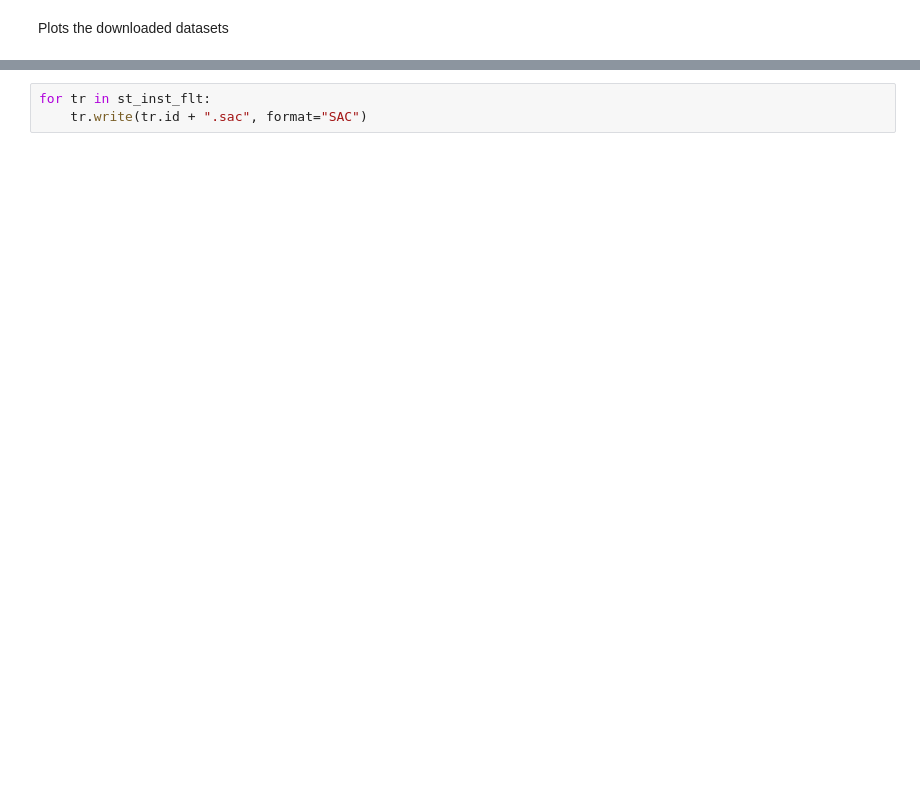
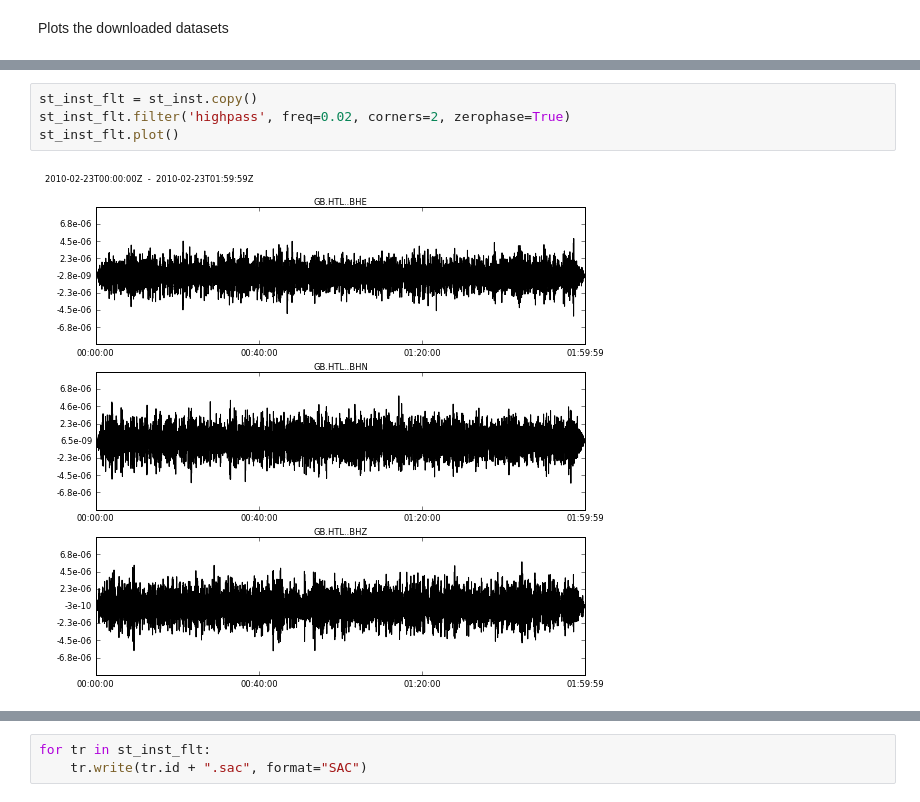
Before and after one commit to AntonyButcher/Data_call, a Jupyter notebook: Data_fdsn.ipynb, the cells around one changed output, grey strips where cells are left out. Drawn from its saved outputs; the diff is of its cells as text; blank space fills up the shorter version.

```diff
--- a/Data_fdsn.ipynb
+++ b/Data_fdsn.ipynb
@@ -48 +48,7 @@ st_inst.plot()
+# %%
+st_inst_flt = st_inst.copy()
+st_inst_flt.filter('highpass', freq=0.02, corners=2, zerophase=True)
+st_inst_flt.plot()
+# %% [output]
+[figure, added]
 # %%
```
Also changed, not shown: parts of 12 cells of this notebook, 3 other files.
